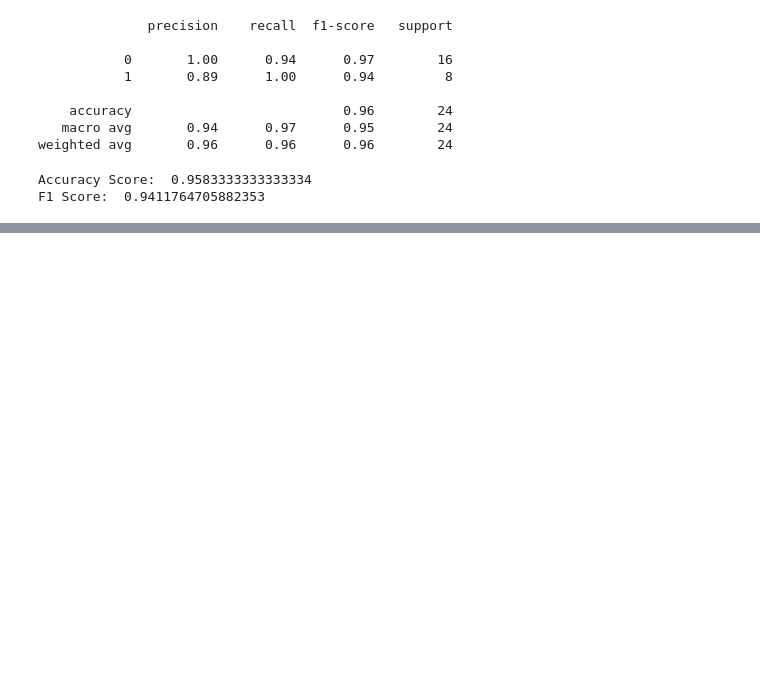
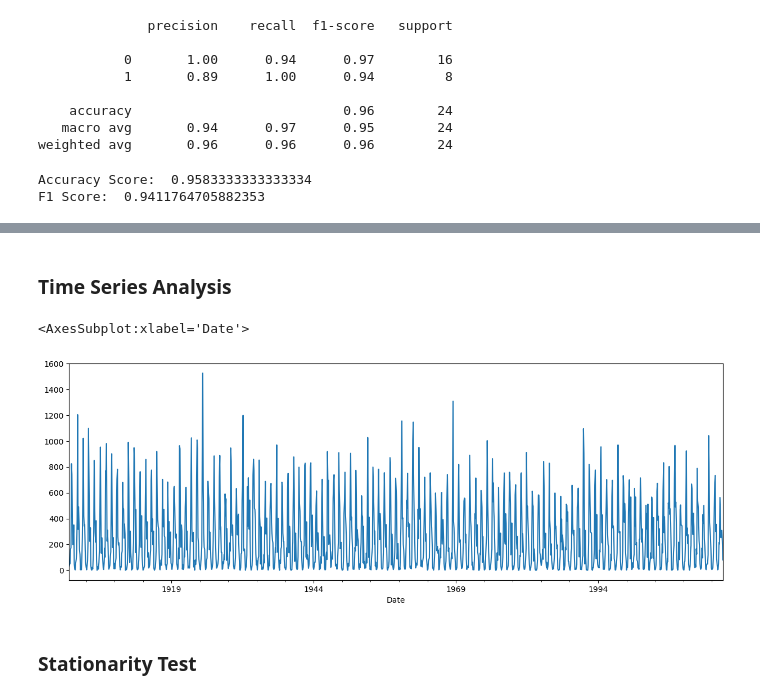
Before and after one commit to jishnu3000/flood-prediction, a Jupyter notebook: F20PA.ipynb, the cells around one changed output, grey strips where cells are left out. Saved outputs shown, nothing was run; the diff lists cells and outputs as text; code cells hidden in the pictures; blank space fills up the shorter version.

```diff
--- a/F20PA.ipynb
+++ b/F20PA.ipynb
@@ -255,0 +285,4 @@ model.save('flood_prediction_model.h5')
+# %%
+df1 = pd.read_csv("Monthly Rainfall Index Kerala Time Series.csv", index_col="Date", parse_dates=True)
+
+df1.head()
@@ -255,0 +320,13 @@ model.save('flood_prediction_model.h5')
+# %%
+train = df1.iloc[:-36, :]
+test = df1.iloc[-36:, :]
+# %% [markdown]
+### Time Series Analysis
+# %%
+plt.figure(figsize=(15,5))
+train['Rainfall(mm)'].plot()
+# %% [output]
+<AxesSubplot:xlabel='Date'>
+[figure, added]
+# %% [markdown]
+### Stationarity Test
```
Also changed, not shown: parts of 29 cells of this notebook.
